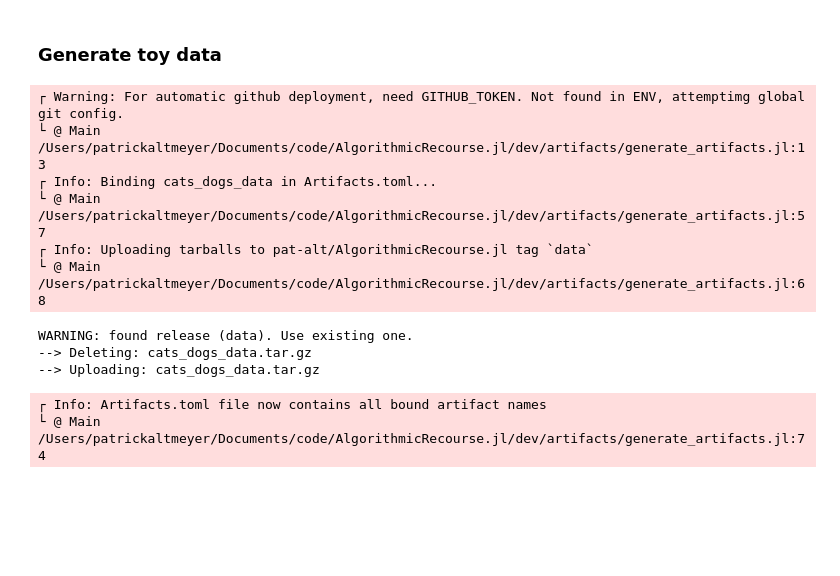
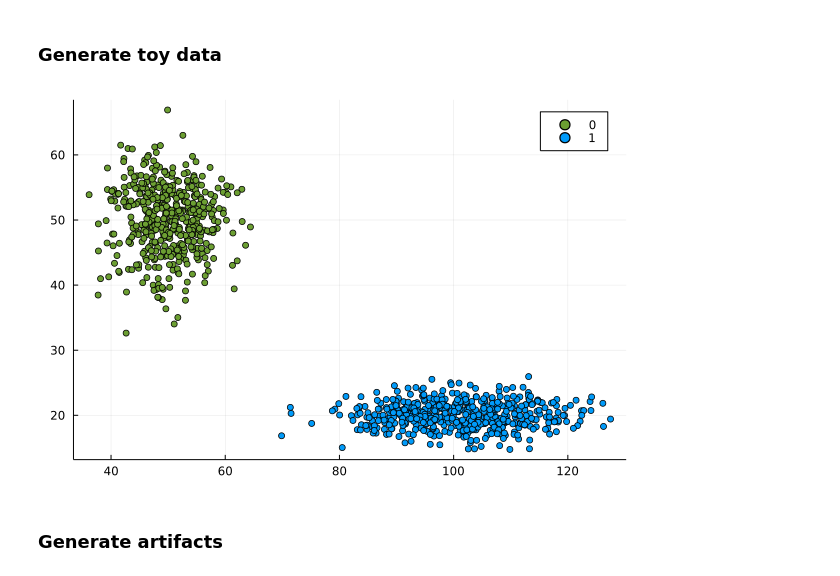
Before and after one commit to JuliaTrustworthyAI/CounterfactualExplanations.jl, a Jupyter notebook: dev/artifacts/cats_dogs.ipynb, the cells around one changed output. Cells and saved outputs as stored; diff of their text form; code cells hidden in the pictures; blank space fills up the shorter version.

```diff
--- a/dev/artifacts/cats_dogs.ipynb
+++ b/dev/artifacts/cats_dogs.ipynb
@@ -33,15 +30,7 @@ datafile = artifact_name * "_data.bson"
-# %%
-datafiles = [datafile]
-generate_artifact(datafiles)
-# %% [output]
-┌ Warning: For automatic github deployment, need GITHUB_TOKEN. Not found in ENV, attemptimg global git config.
-└ @ Main /Users/patrickaltmeyer/Documents/code/AlgorithmicRecourse.jl/dev/artifacts/generate_artifacts.jl:13
-┌ Info: Binding cats_dogs_data in Artifacts.toml...
-└ @ Main /Users/patrickaltmeyer/Documents/code/AlgorithmicRecourse.jl/dev/artifacts/generate_artifacts.jl:57
-┌ Info: Uploading tarballs to pat-alt/AlgorithmicRecourse.jl tag `data`
-└ @ Main /Users/patrickaltmeyer/Documents/code/AlgorithmicRecourse.jl/dev/artifacts/generate_artifacts.jl:68
-WARNING: found release (data). Use existing one.
---> Deleting: cats_dogs_data.tar.gz
---> Uploading: cats_dogs_data.tar.gz
-┌ Info: Artifacts.toml file now contains all bound artifact names
-└ @ Main /Users/patrickaltmeyer/Documents/code/AlgorithmicRecourse.jl/dev/artifacts/generate_artifacts.jl:74
+# %%
+using Plots
+scatter(X[1,:],X[2,:],color=Int.(y),group=Int.(y))
+# %% [output]
+[figure, added]
+# %% [markdown]
+### Generate artifacts
```
Also changed, not shown: parts of 3 cells of this notebook, 21 other files.
